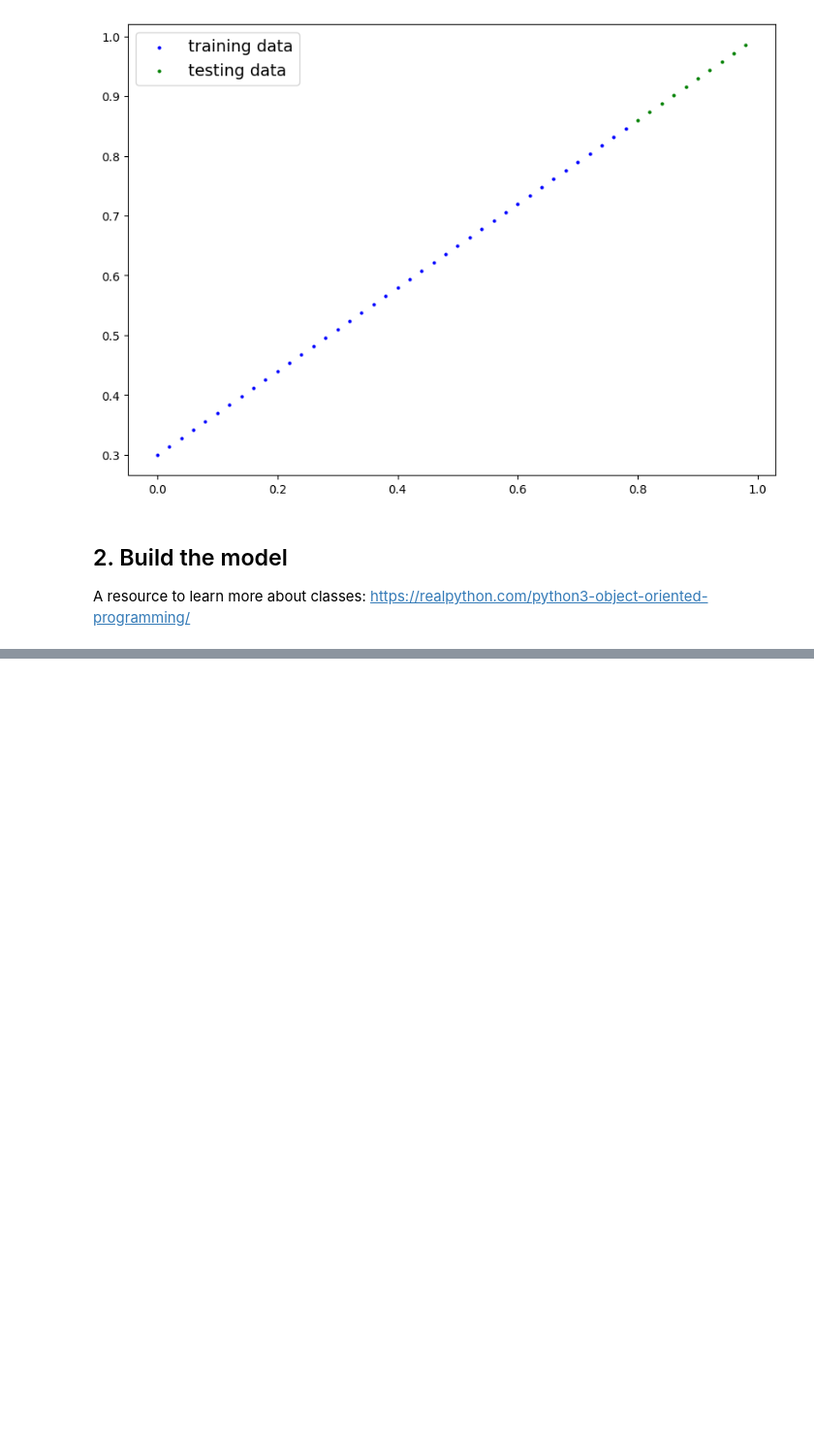
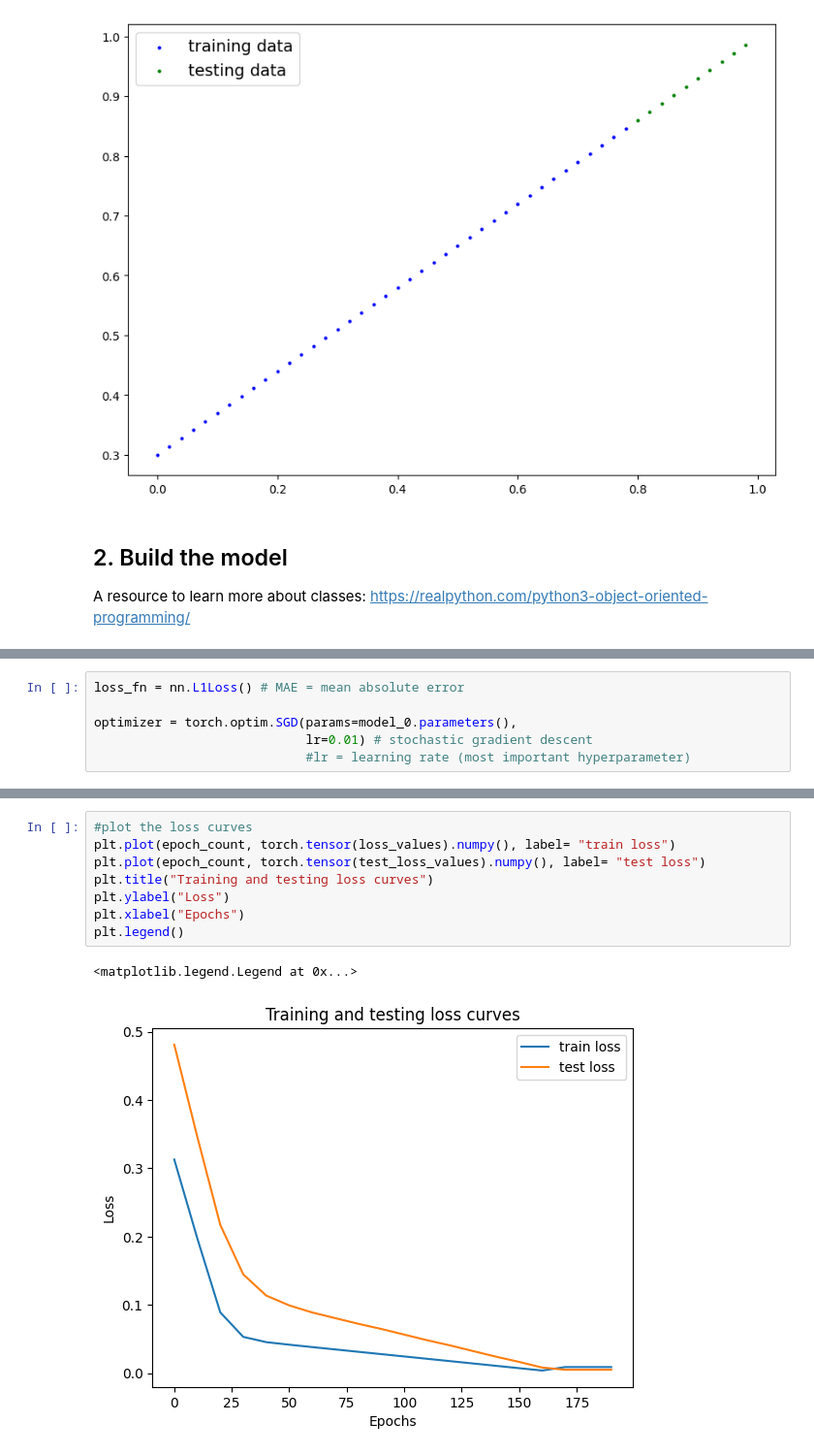
Before and after one commit to mha142/my_pytorch_tutorials, a Jupyter notebook: 01_pytorch_workflow.ipynb, the cells around one changed output, grey strips where cells are left out. Shown: that part at 97% size. Drawn from its saved outputs; the diff is of its cells as text; blank space fills up the shorter version.

```diff
--- a/01_pytorch_workflow.ipynb
+++ b/01_pytorch_workflow.ipynb
@@ -118,0 +250,6 @@ class LinearRegressionModel(nn.Module): # the class LinearRegressionModel inheri
+# %%
+loss_fn = nn.L1Loss() # MAE = mean absolute error
+
+optimizer = torch.optim.SGD(params=model_0.parameters(),
+                            lr=0.01) # stochastic gradient descent
+                            #lr = learning rate (most important hyperparameter)
@@ -118,0 +341,11 @@ class LinearRegressionModel(nn.Module): # the class LinearRegressionModel inheri
+# %%
+#plot the loss curves
+plt.plot(epoch_count, torch.tensor(loss_values).numpy(), label= "train loss")
+plt.plot(epoch_count, torch.tensor(test_loss_values).numpy(), label= "test loss")
+plt.title("Training and testing loss curves")
+plt.ylabel("Loss")
+plt.xlabel("Epochs")
+plt.legend()
+# %% [output]
+<matplotlib.legend.Legend at 0x...>
+[figure, added]
```
Also changed, not shown: parts of 67 cells of this notebook.
